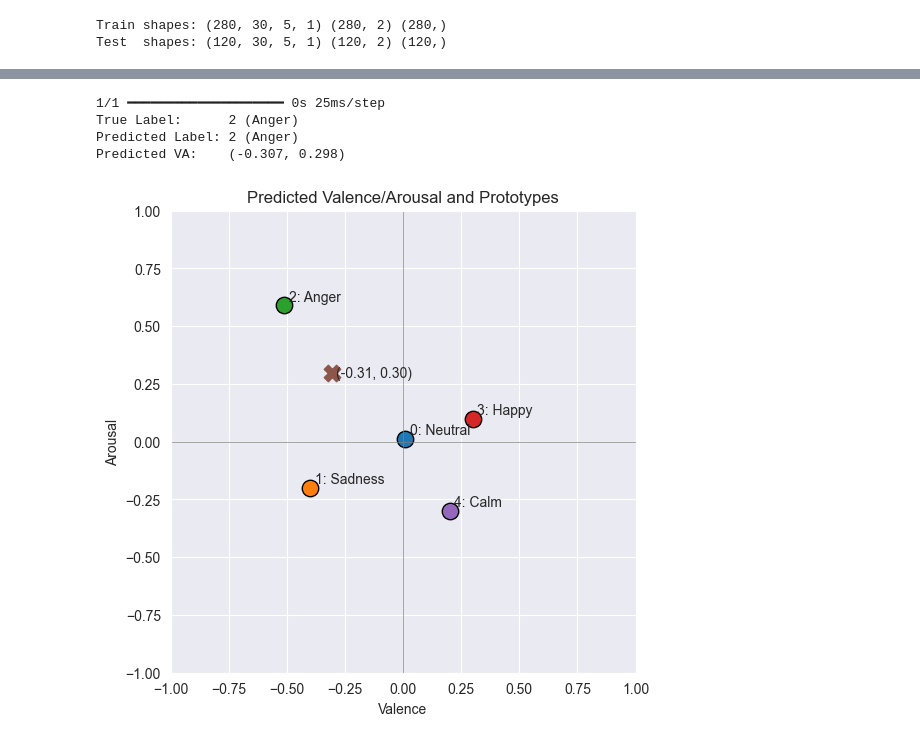
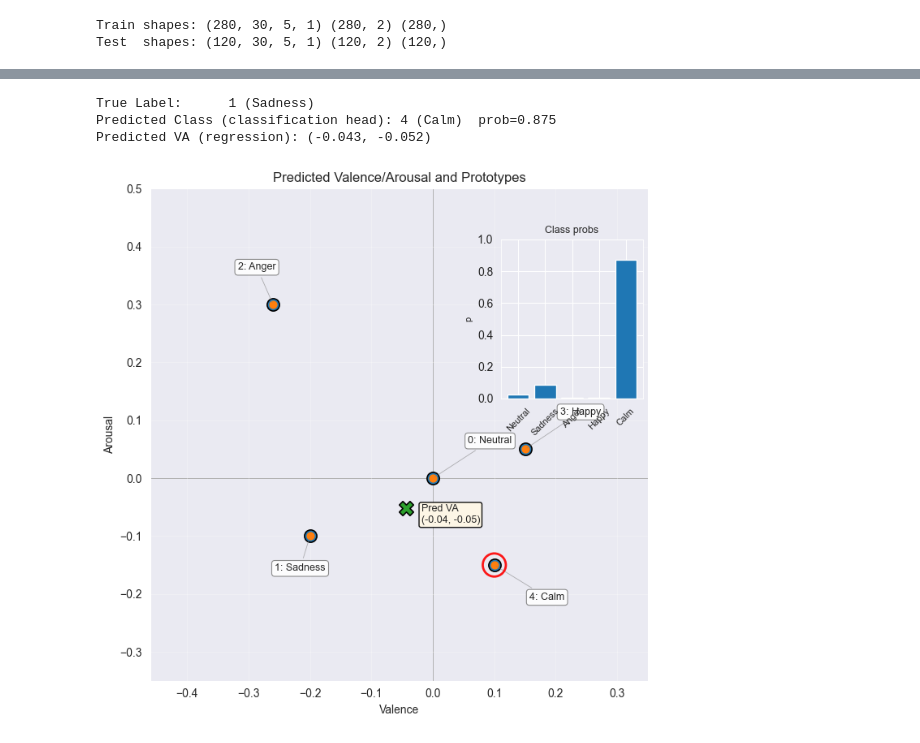
Before and after one commit to FreakQnZ/EEG, a Jupyter notebook: VA_Pilot.ipynb, the cells around one changed output, grey strips where cells are left out. Cells and saved outputs as stored; diff of their text form; code cells hidden in the pictures.

```diff
--- a/VA_Pilot.ipynb
+++ b/VA_Pilot.ipynb
@@ -113,6 +125,9 @@ def EEGNet_VA(num_outputs=2, F1=16, D=2, F2=32, dropout_rate=0.5, l2_penalty=0.0
     return model
 # %%
-model = EEGNet_VA(input_shape=(30,5,1), dropout_rate=0.6, l2_penalty=0.01)
-model.compile(optimizer='adam', loss='mae', metrics=['mae'])  # using MAE for regression
+model = ResNet_EEG()
+model.compile(optimizer='adam',
+              loss={'va':'mse', 'cls':'categorical_crossentropy'},
+              loss_weights={'va':1.0, 'cls':1},
+              metrics={'va':'mae', 'cls':'accuracy'})
 model.summary()
 # %% [output]
@@ -181,30 +200,0 @@ Restoring model weights from the end of the best epoch: 244.
-# %%
-yva_pred = model.predict(X_test)   # shape (n_test, 2)
-# nearest prototype/class mapping
-# mapping is shape (5,2)
-def va_to_class(pred_va, prototypes=mapping):
-    # pred_va: (n,2) or (2,)
-    pred = np.atleast_2d(pred_va)
-    # compute euclidean distances to each prototype
-    dists = np.linalg.norm(pred[:, None, :] - prototypes[None, :, :], axis=2)  # (n, 5)
-    pred_classes = np.argmin(dists, axis=1)
-    return pred_classes
-
-y_pred_classes = va_to_class(yva_pred)
-y_true_classes = yclass_test  # from earlier
-
-# confusion matrix
-cm = confusion_matrix(y_true_classes, y_pred_classes)
-print("Confusion matrix:\n", cm)
-
-target_names = ['Neutral', 'Sadness', 'Anger', 'Happy', 'Calm']
-print("\nClassification Report (derived from nearest prototype):\n")
-print(classification_report(y_true_classes, y_pred_classes, target_names=target_names, zero_division=0))
-
-# plot confusion matrix
-plt.figure(figsize=(8,6))
-sns.heatmap(cm, annot=True, fmt='d', cmap='Blues', xticklabels=target_names, yticklabels=target_names)
-plt.xlabel('Predicted Label (via nearest VA prototype)')
-plt.ylabel('True Label')
-plt.title('Confusion Matrix (VA -> nearest class)')
-plt.show()
@@ -278,9 +463,8 @@ def plot_point(model, sample, true_label=None,
     plt.show()
 # %%
-plot_point(model, X_test[100], yclass_test[100])
+plot_point(model, X_test[111], true_label=yclass_test[111])
 # %% [output]
-1/1 ━━━━━━━━━━━━━━━━━━━━ 0s 25ms/step
-True Label:      2 (Anger)
-Predicted Label: 2 (Anger)
-Predicted VA:    (-0.307, 0.298)
+True Label:      1 (Sadness)
+Predicted Class (classification head): 4 (Calm)  prob=0.875
+Predicted VA (regression): (-0.043, -0.052)
-[figure, old version]
+[figure, new version]
```
Also changed, not shown: parts of 11 cells of this notebook, 1 other file.
